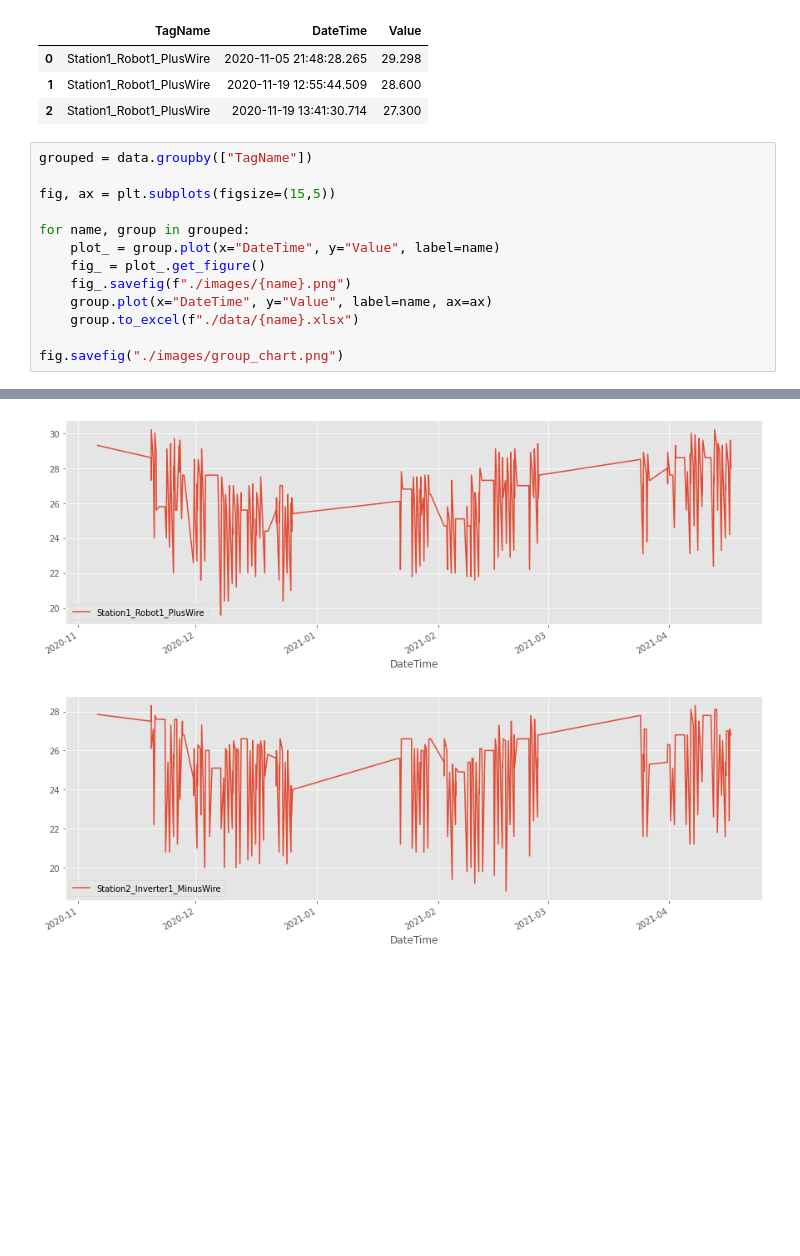
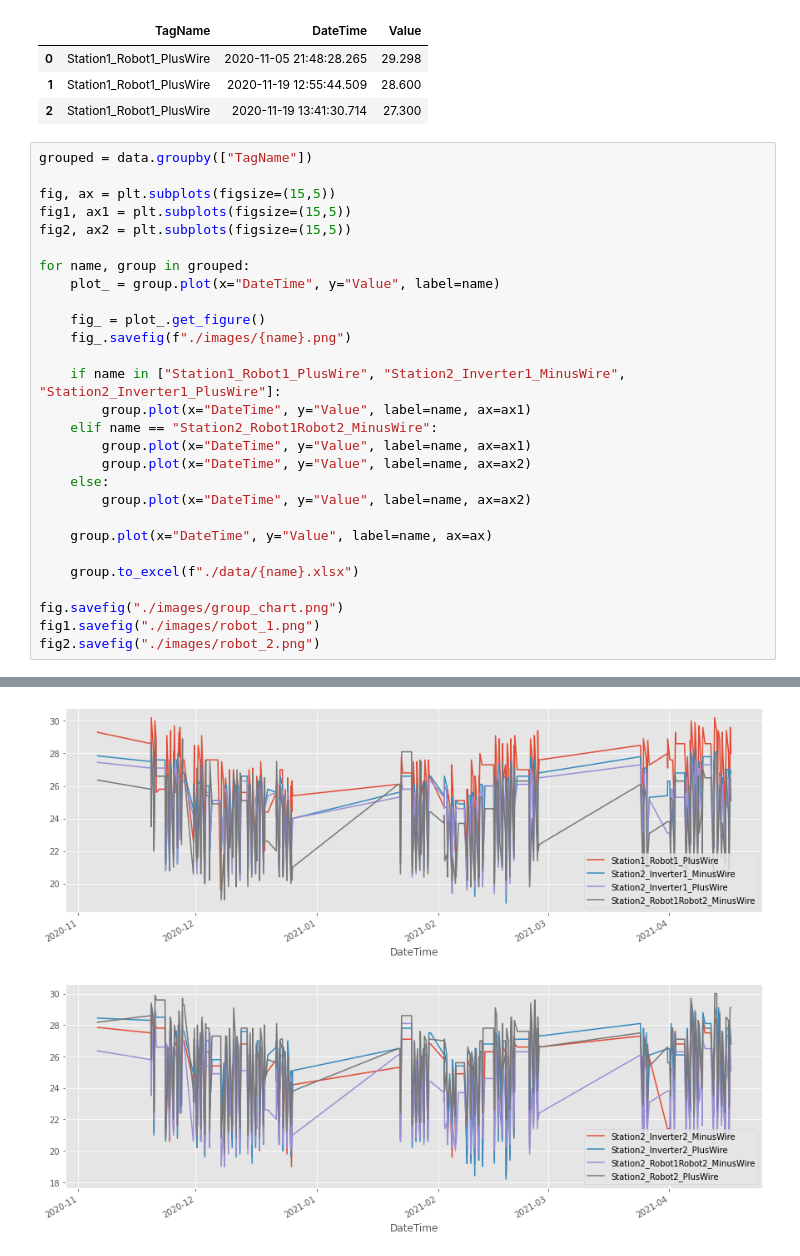
Before and after one commit to Klotske/predictive_analytics, a Jupyter notebook: main.ipynb, the cells around one changed output, grey strips where cells are left out. Saved outputs shown, nothing was run; the diff lists cells and outputs as text; blank space fills up the shorter version.

Commit message:
Added plots for each Robot

```diff
--- a/main.ipynb
+++ b/main.ipynb
@@ -44,17 +44,32 @@ data[:3]
 # %%
 grouped = data.groupby(["TagName"])
 
 fig, ax = plt.subplots(figsize=(15,5))
+fig1, ax1 = plt.subplots(figsize=(15,5))
+fig2, ax2 = plt.subplots(figsize=(15,5))
 
 for name, group in grouped:
     plot_ = group.plot(x="DateTime", y="Value", label=name)
+
     fig_ = plot_.get_figure()
     fig_.savefig(f"./images/{name}.png")
+
+    if name in ["Station1_Robot1_PlusWire", "Station2_Inverter1_MinusWire", "Station2_Inverter1_PlusWire"]:
+        group.plot(x="DateTime", y="Value", label=name, ax=ax1)
+    elif name == "Station2_Robot1Robot2_MinusWire":
+        group.plot(x="DateTime", y="Value", label=name, ax=ax1)
+        group.plot(x="DateTime", y="Value", label=name, ax=ax2)
+    else:
+        group.plot(x="DateTime", y="Value", label=name, ax=ax2)
+
     group.plot(x="DateTime", y="Value", label=name, ax=ax)
+
     group.to_excel(f"./data/{name}.xlsx")
 
 fig.savefig("./images/group_chart.png")
+fig1.savefig("./images/robot_1.png")
+fig2.savefig("./images/robot_2.png")
 # %% [output]
 [figure]
-[figure, old version]
+[figure, new version]
-[figure, old version]
+[figure, new version]
```
Also changed, not shown: parts of 1 cell of this notebook, 9 other files.
